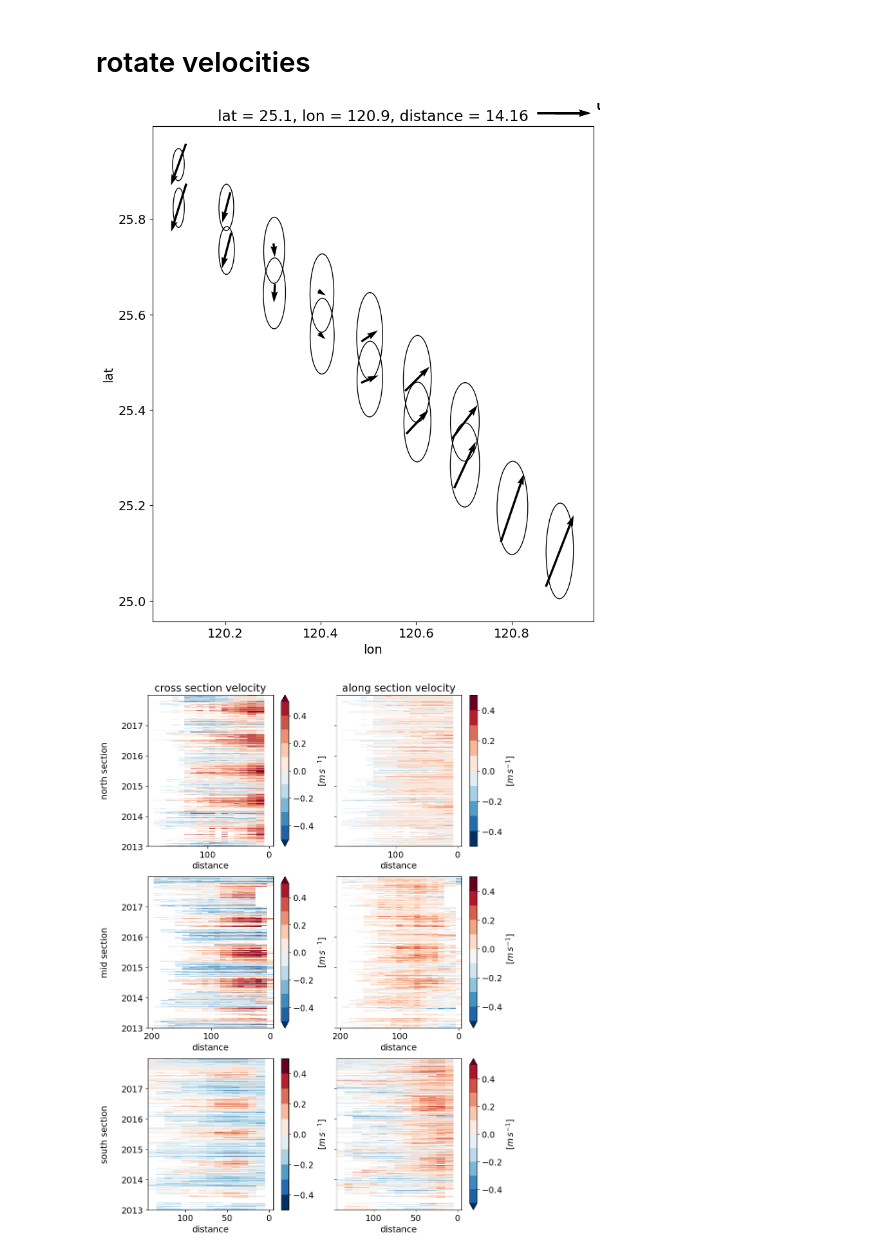
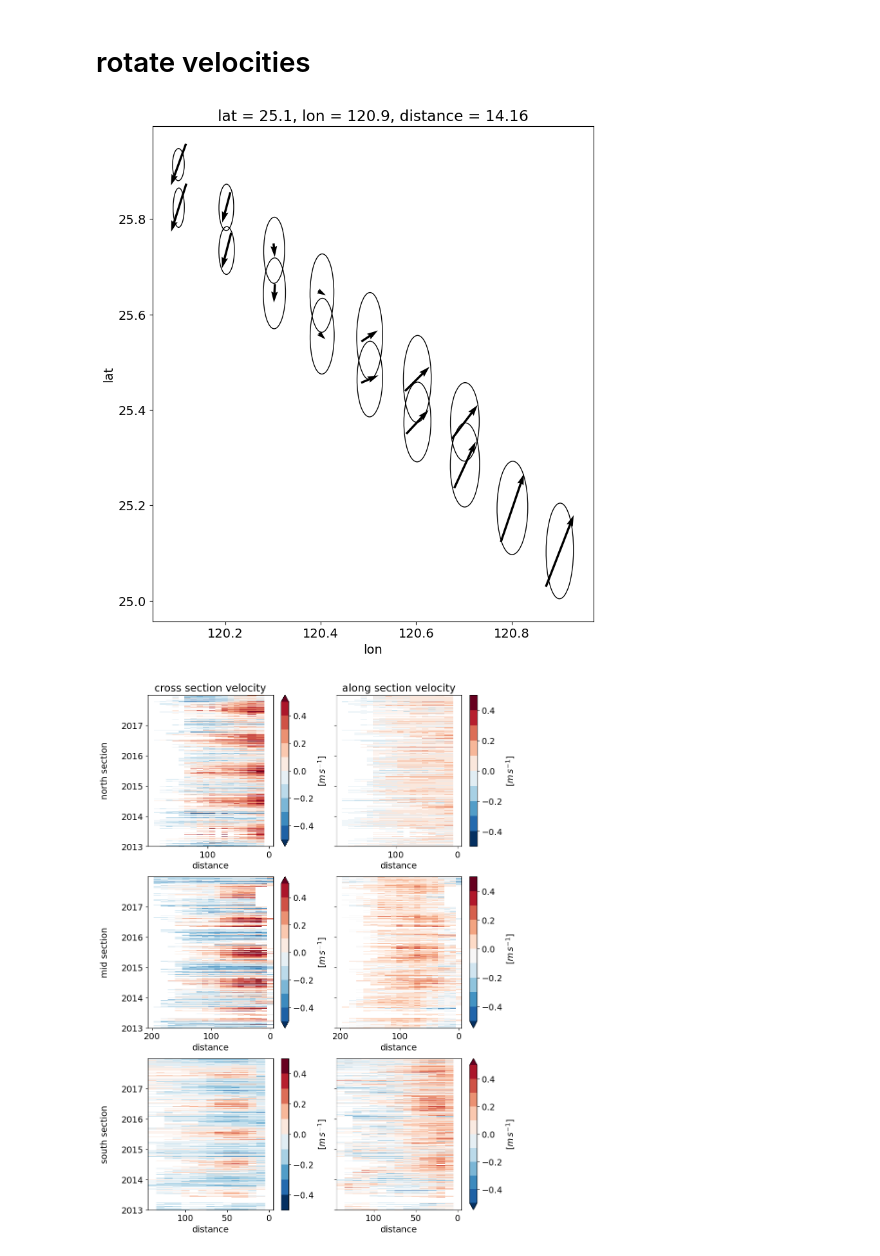
Before and after one commit to HendrikGro/TORI_Codar_Analysis, a Jupyter notebook: code/Code_TOROS.ipynb, the cells around one changed output. Drawn from its saved outputs; the diff is of its cells as text; code cells hidden in the pictures.

```diff
--- a/code/Code_TOROS.ipynb
+++ b/code/Code_TOROS.ipynb
@@ -1143,16 +1127,16 @@ south_v_std = south_section.cross_vel.std(dim='time')
 # %%
 fig,ax= plt.subplots(1,1,figsize=(10,10))
 for s in np.arange(2,len(north_mean.s)-1):
-    north_mean.isel(s=s).plot.quiver(ax=ax,x='lon',y='lat',u='along_vel',v='cross_vel',scale=1,linewidth=0.5,width=0.005)
+    north_mean.isel(s=s).plot.quiver(ax=ax,x='lon',y='lat',u='along_vel',v='cross_vel',scale=1,linewidth=0.5,width=0.005,add_guide=False)
     ell = mpl.patches.Ellipse(xy=[north_section.isel(s=s).lon,north_section.isel(s=s).lat],
                               width=north_u_std.isel(s=s), height=north_v_std.isel(s=s),
                               angle = -np.deg2rad(calculate_initial_compass_bearing(
                                   (north_section.lon[0],north_section.lat[0]),(north_section.lon[-1],north_section.lat[-1]))),fc='none',ec='k')
     ax.add_patch(ell)
     ax.set_aspect('equal')
     ax.autoscale()
 # %% [output]
-[figure, old version]
+[figure, new version]
 # %%
 fig, ((ax1,ax2),(ax3,ax4),(ax5,ax6)) = plt.subplots(3,2,sharey=True,figsize=(10,15))
 
```
Also changed, not shown: parts of 11 cells of this notebook.
